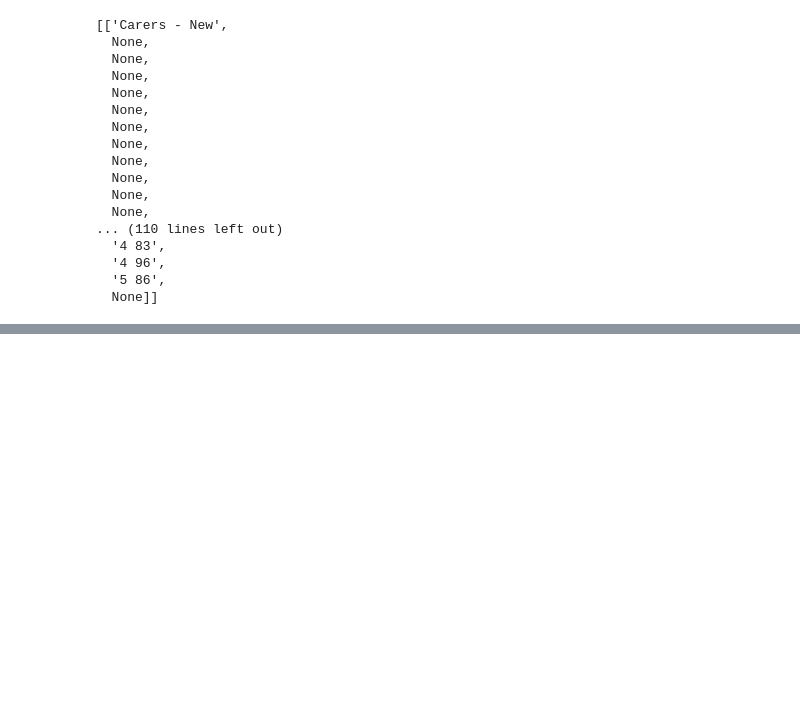
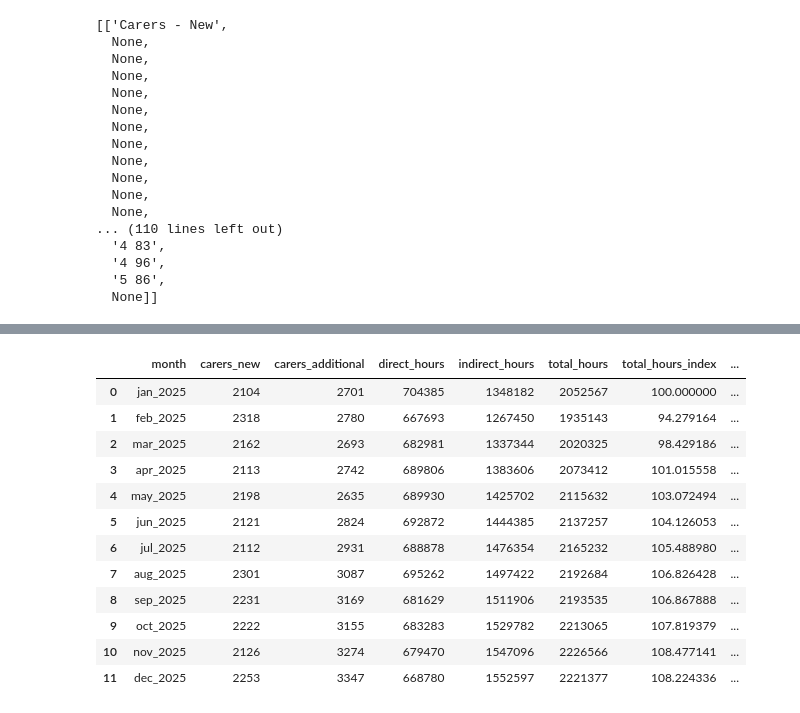
Before and after one commit to thaisCrtn/healthcare-operations-intelligence-ireland, a Jupyter notebook: notebooks/02_home_care_operations.ipynb, the cells around one changed output, grey strips where cells are left out. Cells and saved outputs as stored; diff of their text form; code cells hidden in the pictures; blank space fills up the shorter version.

```diff
--- a/notebooks/02_home_care_operations.ipynb
+++ b/notebooks/02_home_care_operations.ipynb
@@ -122,0 +933,6 @@ tables[0]
+# %%
+df_hours['total_hours'] = (
+    df_hours['direct_hours'] + df_hours['indirect_hours']
+)
+
+df_hours
@@ -122,0 +953,9 @@ tables[0]
+# %%
+df_home_care = pd.merge(
+    df_waiting_lists,
+    df_hours,
+    on='month',
+    how='inner'
+)
+
+df_home_care
@@ -122,0 +976,8 @@ tables[0]
+# %%
+df_home_care_index = df_home_care.copy()
+
+df_home_care_index['total_hours_index'] = (
+    df_home_care_index['total_hours'] / df_home_care_index.loc[0, 'total_hours']
+) * 100
+
+df_home_care_index
@@ -122,0 +998,20 @@ tables[0]
+# %%
+df_home_care_index['carers_new_index'] = (
+    df_home_care_index['carers_new'] / df_home_care_index.loc[0, 'carers_new']
+) * 100
+
+df_home_care_index
+# %% [output]
+|  | month | carers_new | carers_additional | direct_hours | indirect_hours | total_hours | total_hours_index | ... |
+| 0 | jan_2025 | 2104 | 2701 | 704385 | 1348182 | 2052567 | 100.000000 | ... |
+| 1 | feb_2025 | 2318 | 2780 | 667693 | 1267450 | 1935143 | 94.279164 | ... |
+| 2 | mar_2025 | 2162 | 2693 | 682981 | 1337344 | 2020325 | 98.429186 | ... |
+| 3 | apr_2025 | 2113 | 2742 | 689806 | 1383606 | 2073412 | 101.015558 | ... |
+| 4 | may_2025 | 2198 | 2635 | 689930 | 1425702 | 2115632 | 103.072494 | ... |
+| 5 | jun_2025 | 2121 | 2824 | 692872 | 1444385 | 2137257 | 104.126053 | ... |
+| 6 | jul_2025 | 2112 | 2931 | 688878 | 1476354 | 2165232 | 105.488980 | ... |
+| 7 | aug_2025 | 2301 | 3087 | 695262 | 1497422 | 2192684 | 106.826428 | ... |
+| 8 | sep_2025 | 2231 | 3169 | 681629 | 1511906 | 2193535 | 106.867888 | ... |
+| 9 | oct_2025 | 2222 | 3155 | 683283 | 1529782 | 2213065 | 107.819379 | ... |
+| 10 | nov_2025 | 2126 | 3274 | 679470 | 1547096 | 2226566 | 108.477141 | ... |
+| 11 | dec_2025 | 2253 | 3347 | 668780 | 1552597 | 2221377 | 108.224336 | ... |
```
Also changed, not shown: parts of 56 cells of this notebook.
